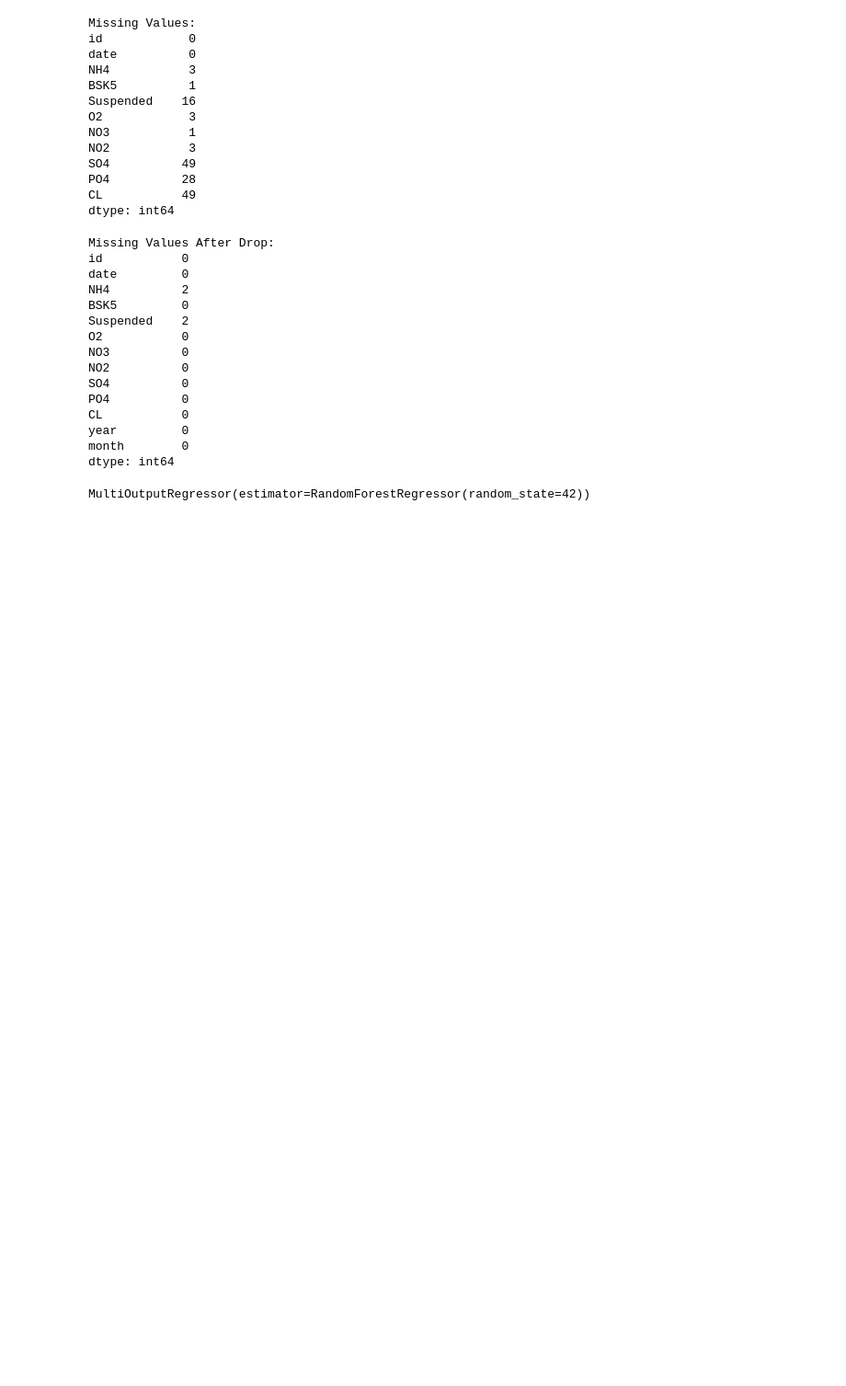
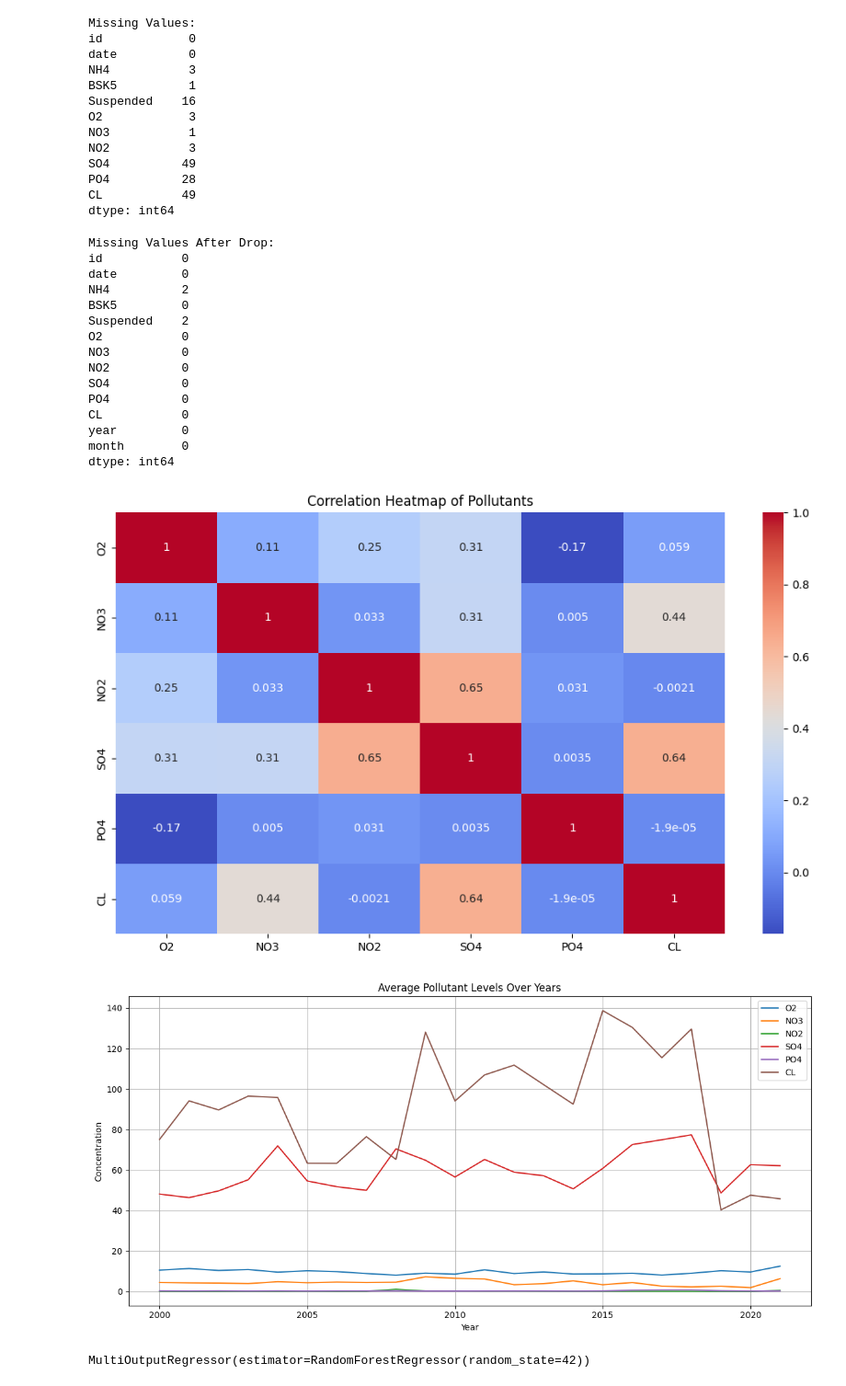
Before and after one commit to Srikethanreddyganji/water-quality-prediction, a Jupyter notebook: Water_Quality.ipynb, the cells around one changed output. Shown at 92% size. Drawn from its saved outputs; the diff is of its cells as text; code cells hidden in the pictures; blank space fills up the shorter version.

```diff
--- a/Water_Quality.ipynb
+++ b/Water_Quality.ipynb
@@ -103,6 +103,34 @@ CL           0
 year         0
 month        0
 dtype: int64
+# %%
+import matplotlib.pyplot as plt
+import seaborn as sns
+
+# Correlation Heatmap
+plt.figure(figsize=(10, 6))
+sns.heatmap(df[pollutants].corr(), annot=True, cmap='coolwarm')
+plt.title("Correlation Heatmap of Pollutants")
+plt.tight_layout()
+plt.show()
+
+# Trend of Average Pollutants Over Years
+avg_by_year = df.groupby('year')[pollutants].mean()
+
+plt.figure(figsize=(12, 6))
+for pollutant in pollutants:
+    plt.plot(avg_by_year.index, avg_by_year[pollutant], label=pollutant)
+
+plt.title("Average Pollutant Levels Over Years")
+plt.xlabel("Year")
+plt.ylabel("Concentration")
+plt.legend()
+plt.grid(True)
+plt.tight_layout()
+plt.show()
+# %% [output]
+[figure, added]
+[figure, added]
 # %%
 X = df[['id', 'year']]
 y = df[pollutants]
```
Also changed, not shown: parts of 1 cell of this notebook.
